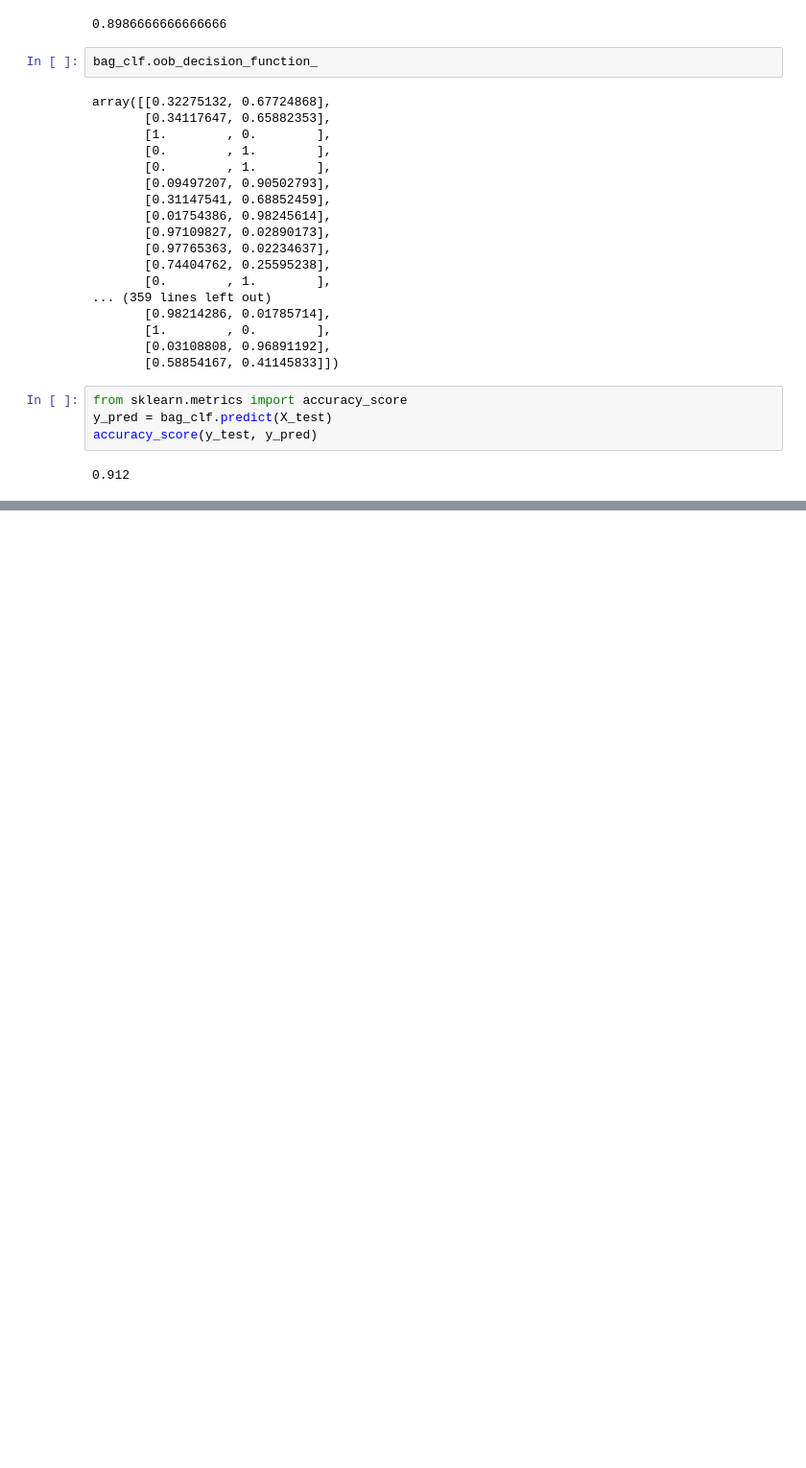
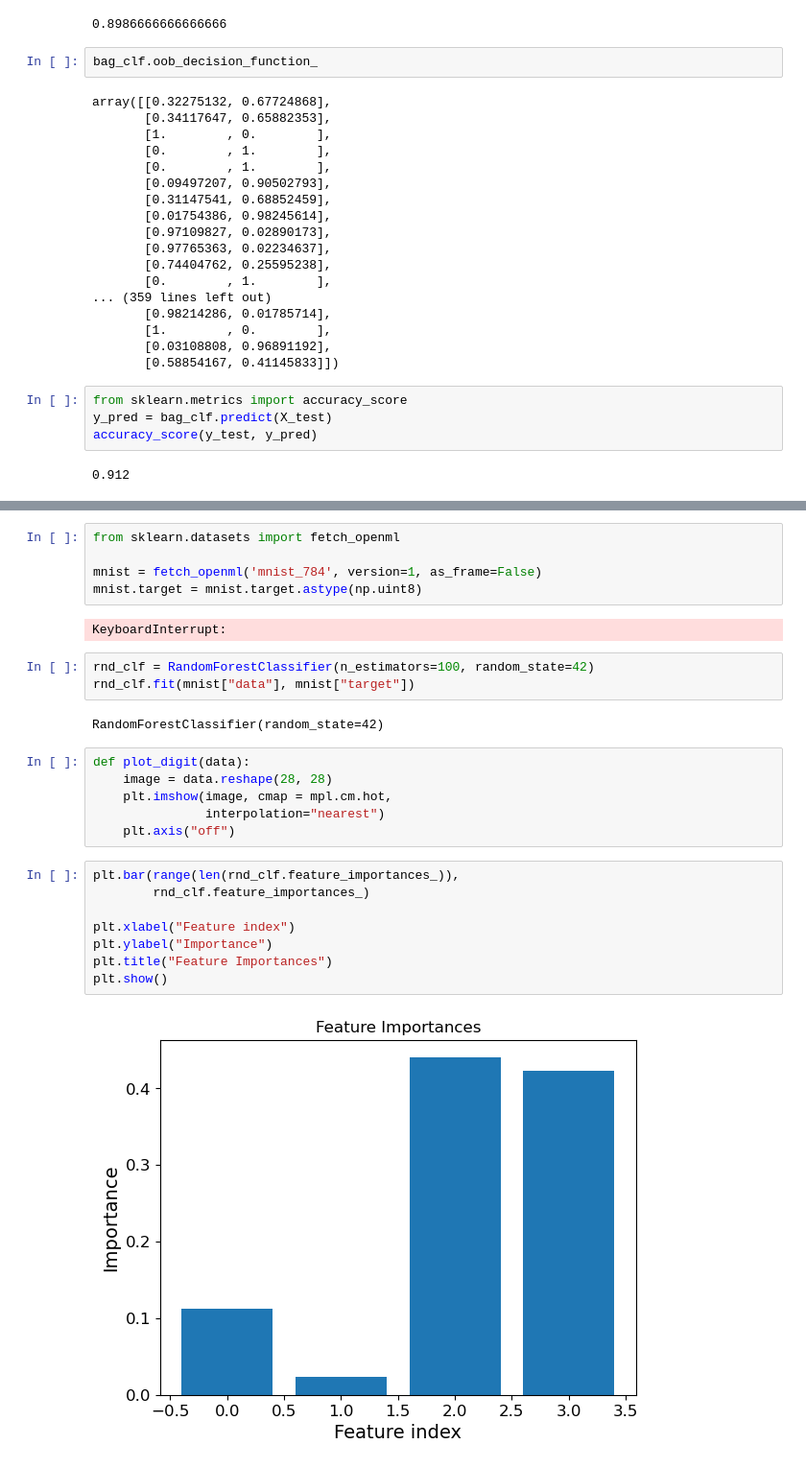
Before and after one commit to Sandip29-Bravo/Advanced-ML, a Jupyter notebook: Ensemble Learning/main.ipynb, the cells around one changed output, grey strips where cells are left out. Shown at 96% size. Cells and saved outputs as stored; diff of their text form; blank space fills up the shorter version.

```diff
--- a/Ensemble Learning/main.ipynb
+++ b/Ensemble Learning/main.ipynb
@@ -188,0 +280,28 @@ accuracy_score(y_test, y_pred)
+# %%
+from sklearn.datasets import fetch_openml
+
+mnist = fetch_openml('mnist_784', version=1, as_frame=False)
+mnist.target = mnist.target.astype(np.uint8)
+# %% [output]
+KeyboardInterrupt:
+# %%
+rnd_clf = RandomForestClassifier(n_estimators=100, random_state=42)
+rnd_clf.fit(mnist["data"], mnist["target"])
+# %% [output]
+RandomForestClassifier(random_state=42)
+# %%
+def plot_digit(data):
+    image = data.reshape(28, 28)
+    plt.imshow(image, cmap = mpl.cm.hot,
+               interpolation="nearest")
+    plt.axis("off")
+# %%
+plt.bar(range(len(rnd_clf.feature_importances_)),
+        rnd_clf.feature_importances_)
+
+plt.xlabel("Feature index")
+plt.ylabel("Importance")
+plt.title("Feature Importances")
+plt.show()
+# %% [output]
+[figure, added]
```
Also changed, not shown: parts of 49 cells of this notebook.
